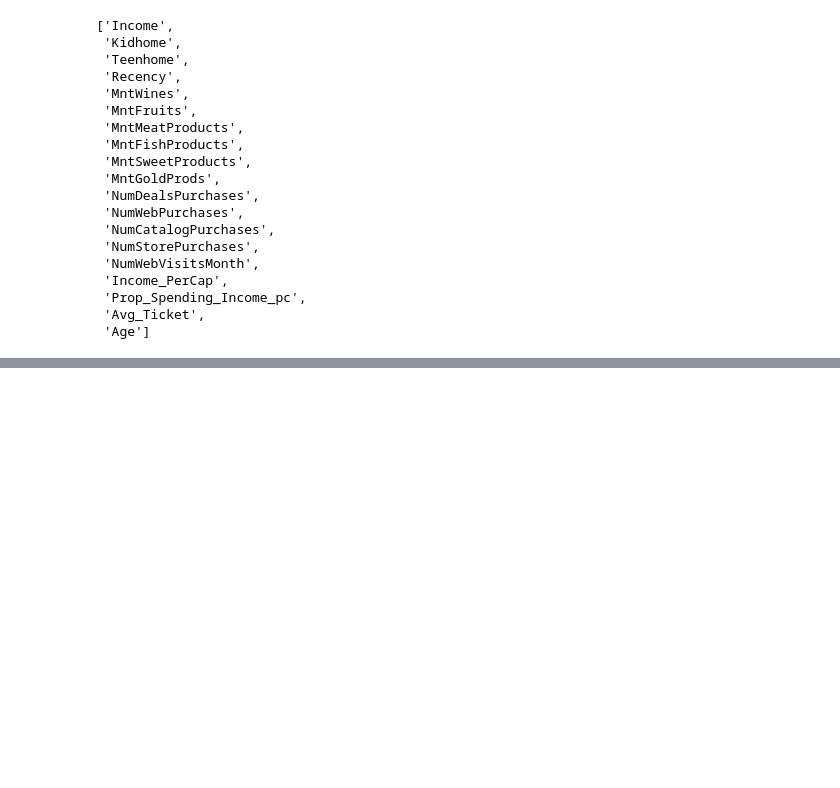
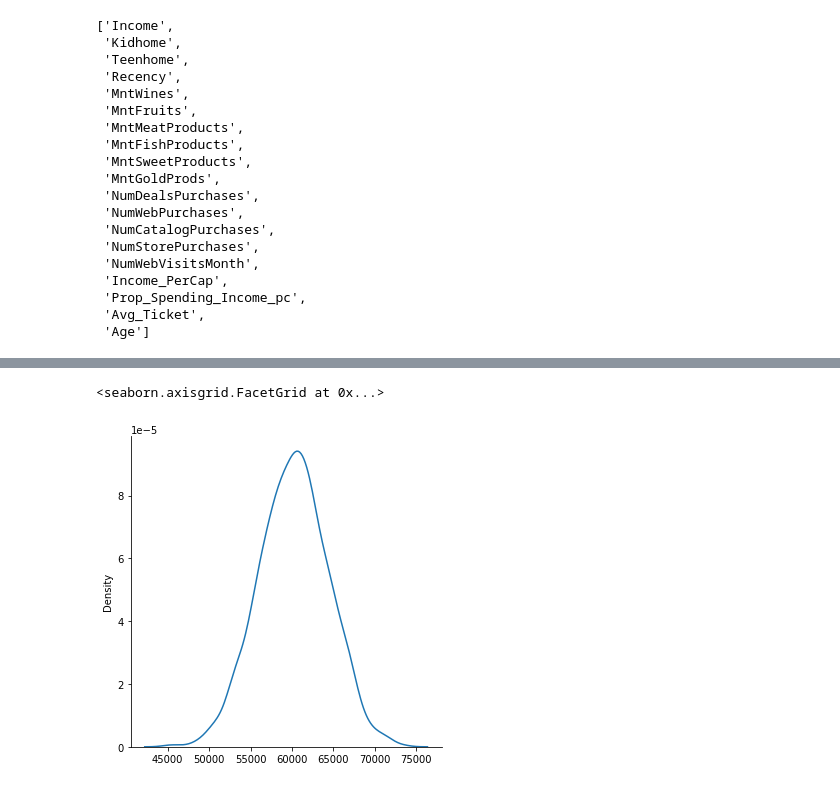
Before and after one commit to renanfmoises/consumer-behavior-analytics, a Jupyter notebook: notebooks/02. Consumer Behavior Analytics - Data Analysis (part 2A).ipynb, the cells around one changed output, grey strips where cells are left out. Drawn from its saved outputs; the diff is of its cells as text; code cells hidden in the pictures; blank space fills up the shorter version.

```diff
--- a/notebooks/02. Consumer Behavior Analytics - Data Analysis (part 2A).ipynb
+++ b/notebooks/02. Consumer Behavior Analytics - Data Analysis (part 2A).ipynb
@@ -96,0 +98,5 @@ sns.displot(customers_exp_1s_samples_mean['Income'], kind = 'kde');
+# %%
+sns.displot(customers_exp_1s_samples_mean['Income'], kind = 'kde')
+# %% [output]
+<seaborn.axisgrid.FacetGrid at 0x...>
+[figure, added]
```
Also changed, not shown: parts of 5 cells of this notebook, 1 other file.
